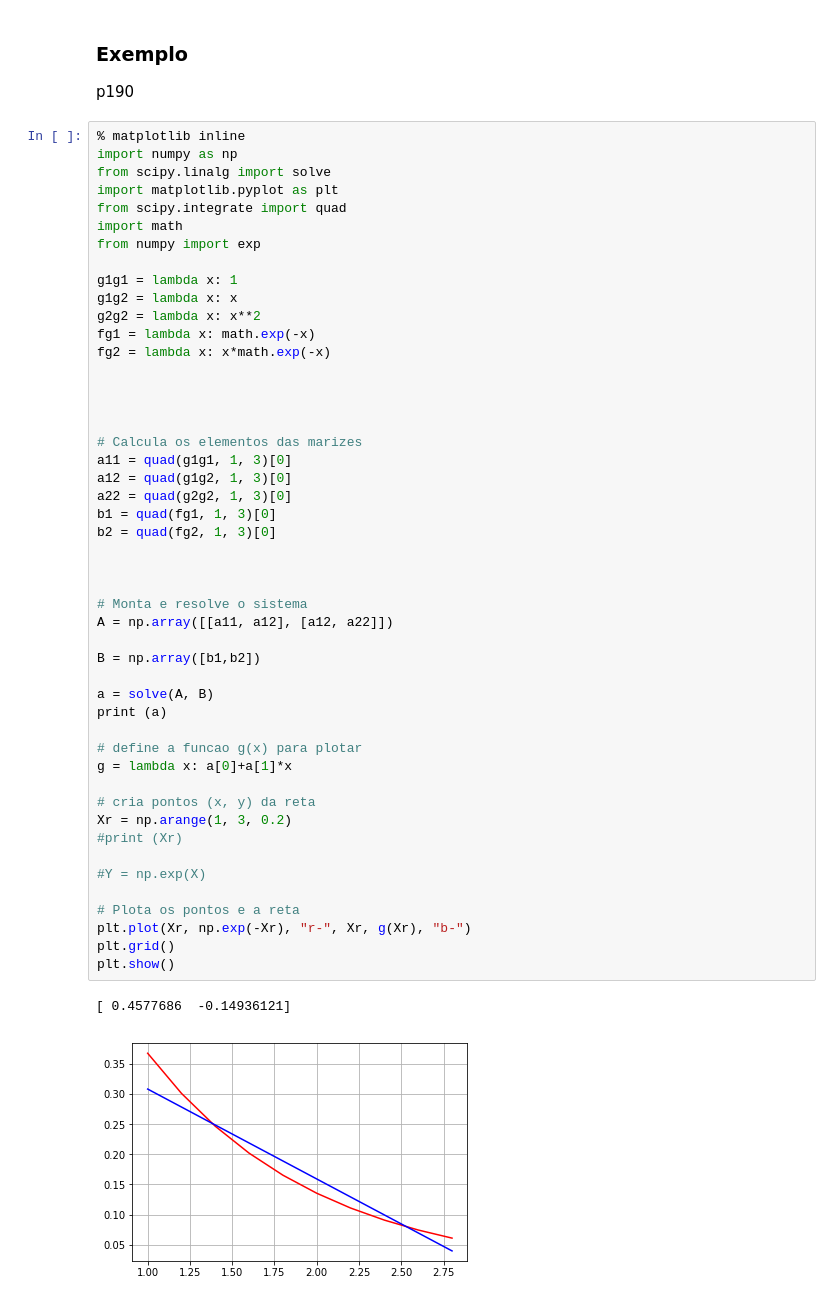
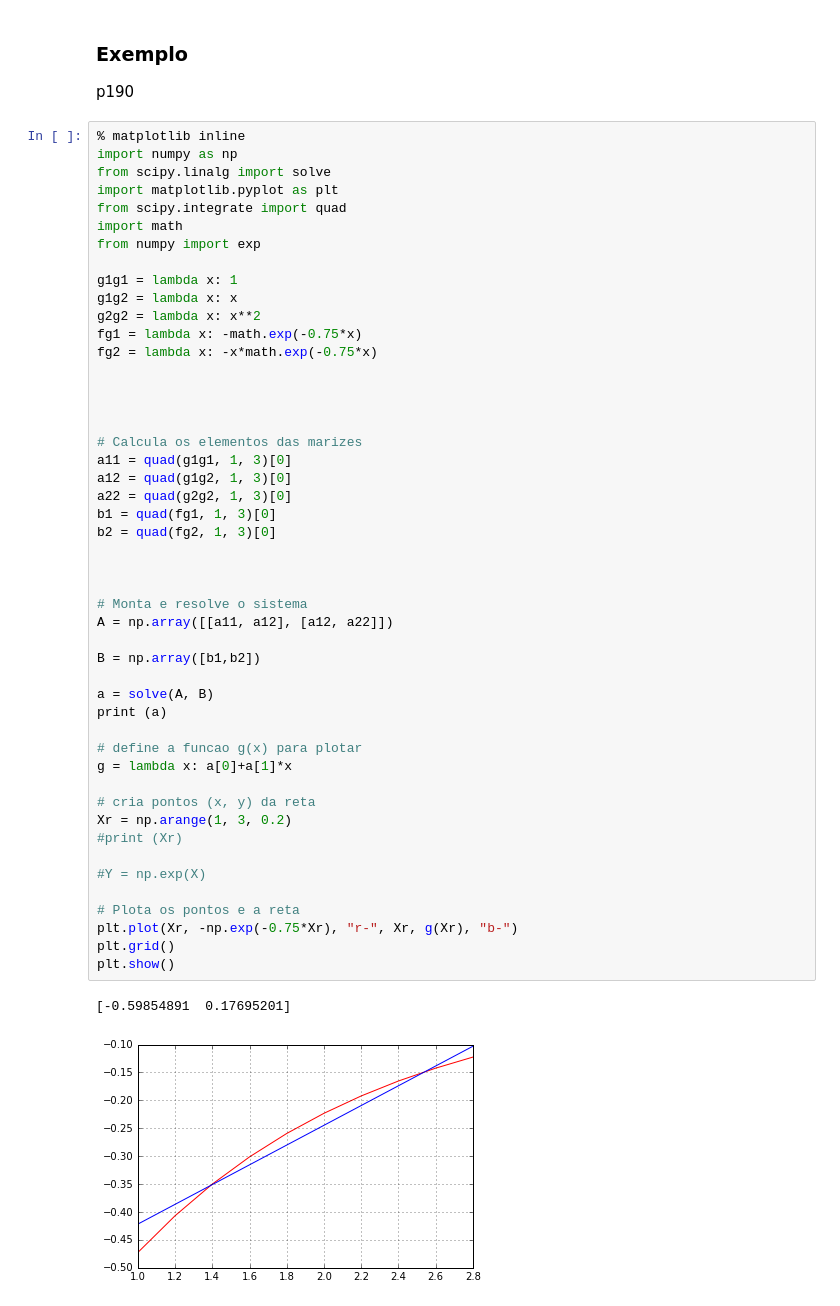
Before and after one commit to tiagoburiol/NUMETHODS, a Jupyter notebook: 6_APROXIMACAO_DE_FUNCOES/6.2_minimos_quadrados.ipynb, the cells around one changed output. Cells and saved outputs as stored; diff of their text form.

```diff
--- a/6_APROXIMACAO_DE_FUNCOES/6.2_minimos_quadrados.ipynb
+++ b/6_APROXIMACAO_DE_FUNCOES/6.2_minimos_quadrados.ipynb
@@ -313,8 +313,8 @@ from numpy import exp
 g1g1 = lambda x: 1
 g1g2 = lambda x: x
 g2g2 = lambda x: x**2
-fg1 = lambda x: math.exp(-x)
-fg2 = lambda x: x*math.exp(-x)
+fg1 = lambda x: -math.exp(-0.75*x)
+fg2 = lambda x: -x*math.exp(-0.75*x)
 
 
 
@@ -322,33 +322,33 @@ fg2 = lambda x: x*math.exp(-x)
 # Calcula os elementos das marizes
 a11 = quad(g1g1, 1, 3)[0]
 a12 = quad(g1g2, 1, 3)[0]
 a22 = quad(g2g2, 1, 3)[0]
 b1 = quad(fg1, 1, 3)[0]
 b2 = quad(fg2, 1, 3)[0]
 
 
 
 # Monta e resolve o sistema
 A = np.array([[a11, a12], [a12, a22]])
 
 B = np.array([b1,b2])
 
 a = solve(A, B)
 print (a)
 
 # define a funcao g(x) para plotar
 g = lambda x: a[0]+a[1]*x
 
 # cria pontos (x, y) da reta
 Xr = np.arange(1, 3, 0.2)
 #print (Xr)
 
 #Y = np.exp(X)
 
 # Plota os pontos e a reta
-plt.plot(Xr, np.exp(-Xr), "r-", Xr, g(Xr), "b-")
+plt.plot(Xr, -np.exp(-0.75*Xr), "r-", Xr, g(Xr), "b-")
 plt.grid()
 plt.show()
 # %% [output]
-[ 0.4577686  -0.14936121]
+[-0.59854891  0.17695201]
-[figure, old version]
+[figure, new version]
```
Also changed, not shown: 1 other file.
